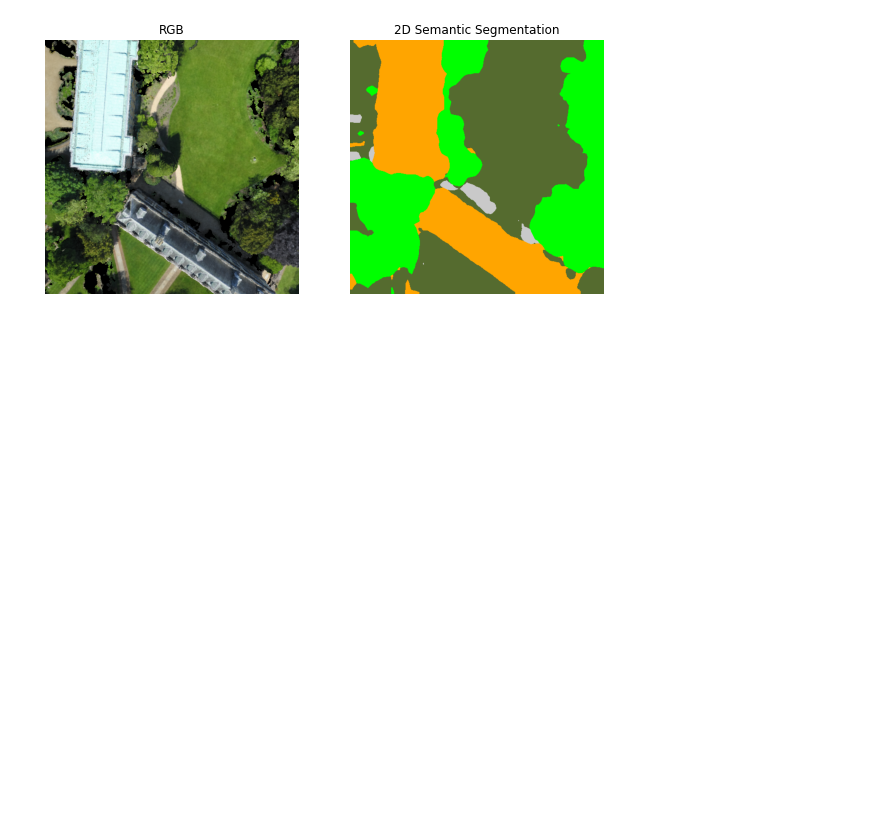
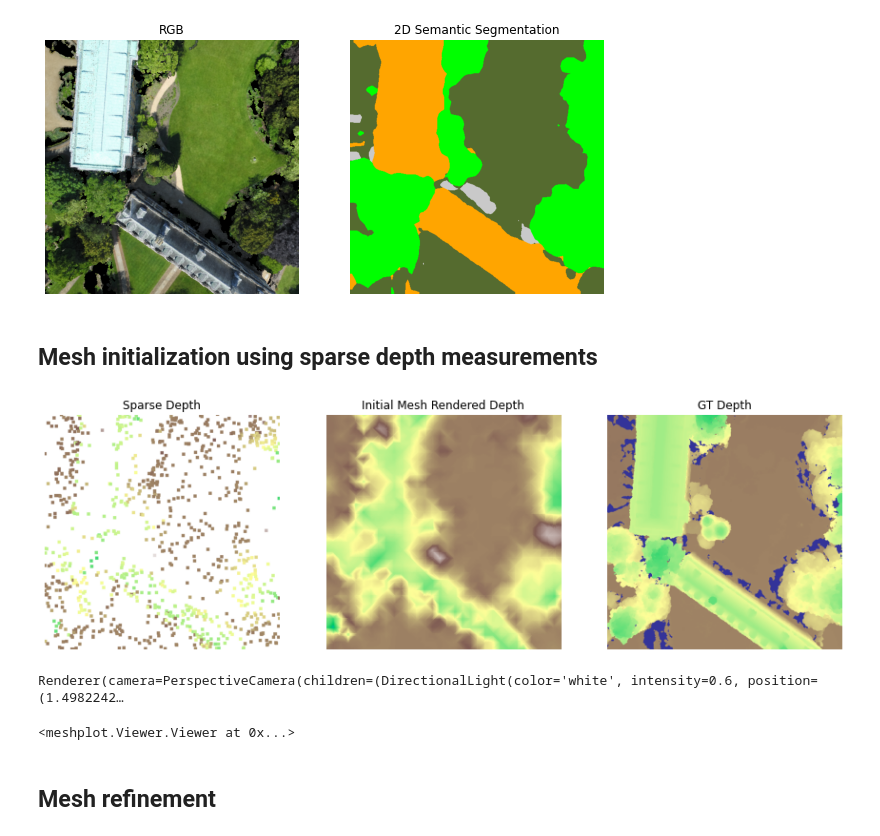
Before and after one commit to FengQiaojun/TerrainMesh, a Jupyter notebook: demo.ipynb, the cells around one changed output. Drawn from its saved outputs; the diff is of its cells as text; code cells hidden in the pictures; blank space fills up the shorter version.

```diff
--- a/demo.ipynb
+++ b/demo.ipynb
@@ -97,3 +96,49 @@ plt.show()
 # %% [output]
 Using cache found in /home/qiaojun/.cache/torch/hub/pytorch_vision_v0.8.0
 [figure]
+# %% [markdown]
+## Mesh initialization using sparse depth measurements
+# %%
+from mesh_init.mesh_init_linear_solver import init_mesh_barycentric
+from mesh_init.mesh_init_linear_solver import init_mesh_sparse
+from mesh_init.mesh_renderer import mesh_render_depth
+from pytorch3d.structures import Meshes
+from vis.vis import texture_mesh_vertices
+import meshplot as mp
+import numpy as np
+
+num_mesh_vertices = 1024
+image_size = 512
+focal_length = -2
+depth_min = 40
+depth_max = 90
+
+init_mesh_vertices, init_mesh_faces = init_mesh_sparse(sparsedepth,num_mesh_vertices,w_laplacian=0.5)
+init_mesh_vertices_tensor = torch.tensor(init_mesh_vertices,dtype=torch.float32,device=device)
+init_mesh_faces_tensor = torch.tensor(init_mesh_faces,dtype=torch.int32,device=device)
+init_mesh = Meshes(verts=[init_mesh_vertices_tensor], faces=[init_mesh_faces_tensor])
+
+init_mesh_depth = mesh_render_depth(init_mesh,image_size=image_size,focal_length=focal_length)
+init_mesh_depth_vis = pseudo_color_map(init_mesh_depth,depth_min,depth_max)
+
+fig, (ax1, ax2, ax3) = plt.subplots(1,3,figsize=(15,5))
+ax1.imshow(sparsedepth_vis)
+ax1.set_title('Sparse Depth')
+ax1.axis('off')
+ax2.imshow(init_mesh_depth_vis)
+ax2.set_title('Initial Mesh Rendered Depth')
+ax2.axis('off')
+ax3.imshow(gt_depth_vis)
+ax3.set_title('GT Depth')
+ax3.axis('off')
+plt.show()
+
+init_mesh_height_color = texture_mesh_vertices(init_mesh_vertices, depth_min, depth_max)
+rotate_matrix = np.array([[1,0,0],[0,-1,0],[0,0,-1]])
+mp.plot(init_mesh_vertices@rotate_matrix, init_mesh_faces, init_mesh_height_color)
+# %% [output]
+[figure, added]
+Renderer(camera=PerspectiveCamera(children=(DirectionalLight(color='white', intensity=0.6, position=(1.4982242…
+<meshplot.Viewer.Viewer at 0x...>
+# %% [markdown]
+## Mesh refinement
```
Also changed, not shown: parts of 2 cells of this notebook, 2 other files.
